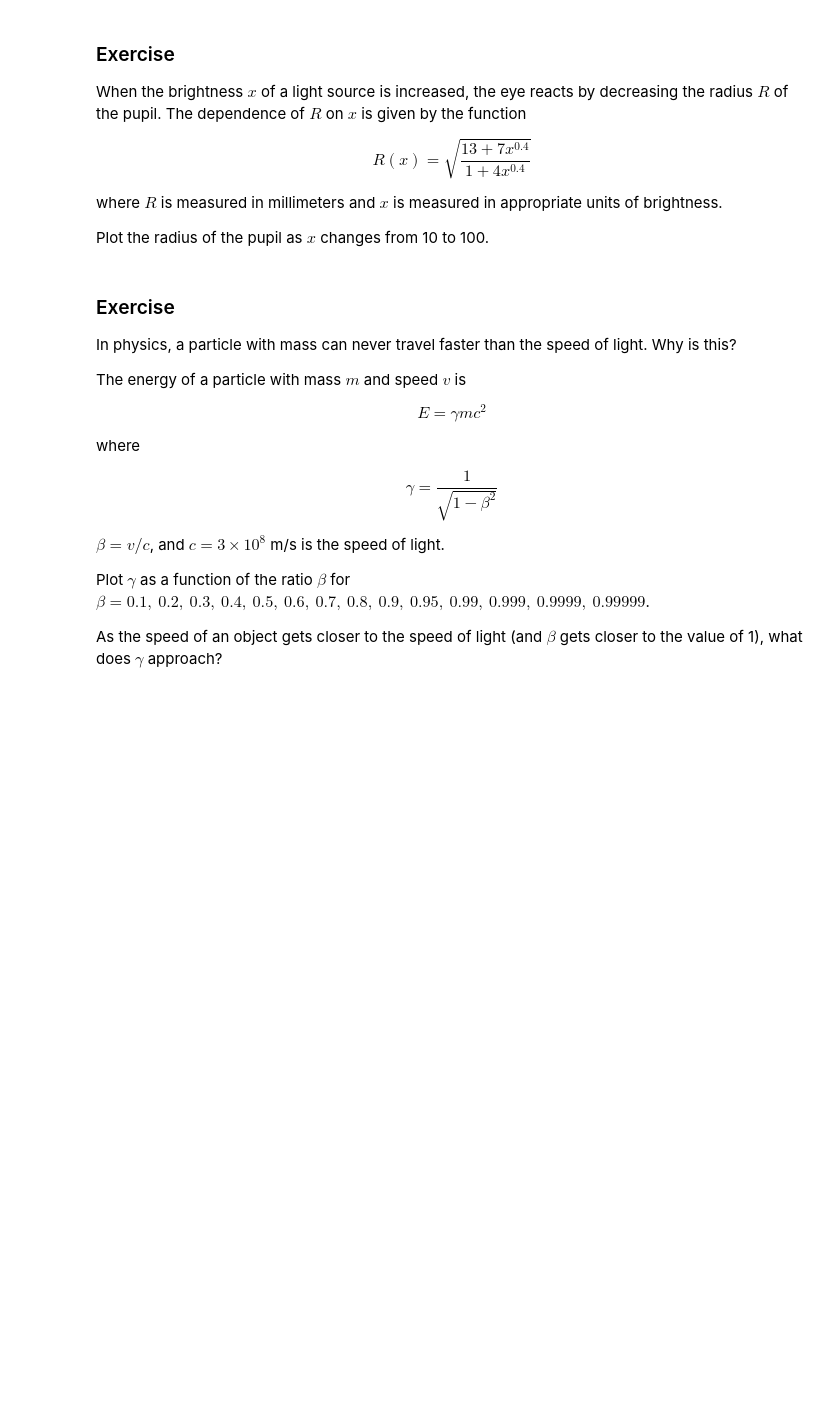
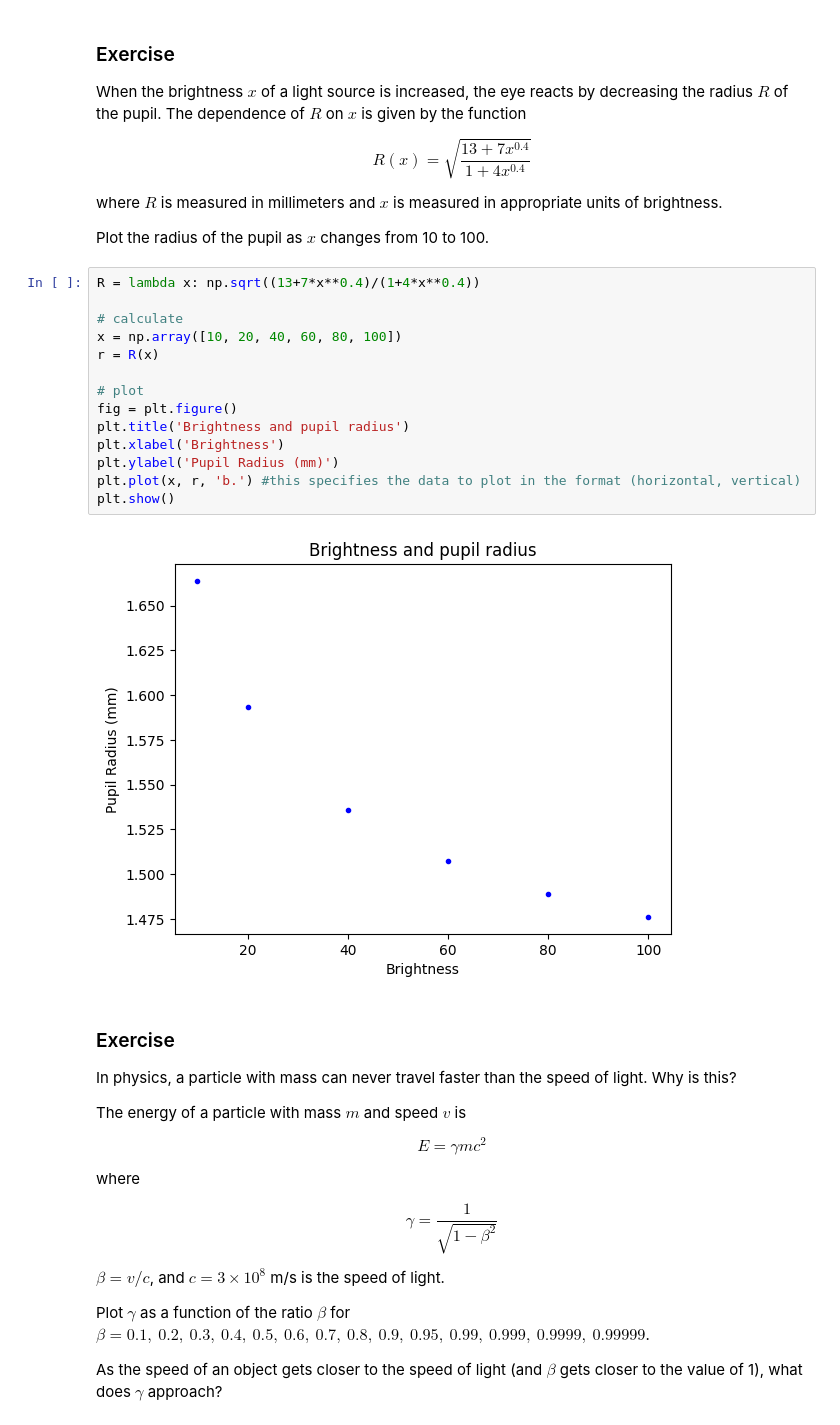
Before and after one commit to anthoak13/HNR-1303-F23, a Jupyter notebook: unit-03/03-01-functions/03-01-functions-solution.ipynb, the cells around one changed output. Cells and saved outputs as stored; diff of their text form; blank space fills up the shorter version.

```diff
--- a/unit-03/03-01-functions/03-01-functions-solution.ipynb
+++ b/unit-03/03-01-functions/03-01-functions-solution.ipynb
@@ -309,6 +429,22 @@ $$R(x) = \sqrt{\frac{13+7x^{0.4}}{1+4x^{0.4}}}$$
 where $R$ is measured in millimeters and $x$ is measured in appropriate units of brightness.
 
 Plot the radius of the pupil as $x$ changes from 10 to 100.
+# %%
+R = lambda x: np.sqrt((13+7*x**0.4)/(1+4*x**0.4))
+
+# calculate
+x = np.array([10, 20, 40, 60, 80, 100])
+r = R(x)
+
+# plot
+fig = plt.figure()
+plt.title('Brightness and pupil radius')
+plt.xlabel('Brightness')
+plt.ylabel('Pupil Radius (mm)')
+plt.plot(x, r, 'b.') #this specifies the data to plot in the format (horizontal, vertical)
+plt.show()
+# %% [output]
+[figure, added]
 # %% [markdown]
 ### Exercise
 
```
Also changed, not shown: parts of 16 cells of this notebook.
